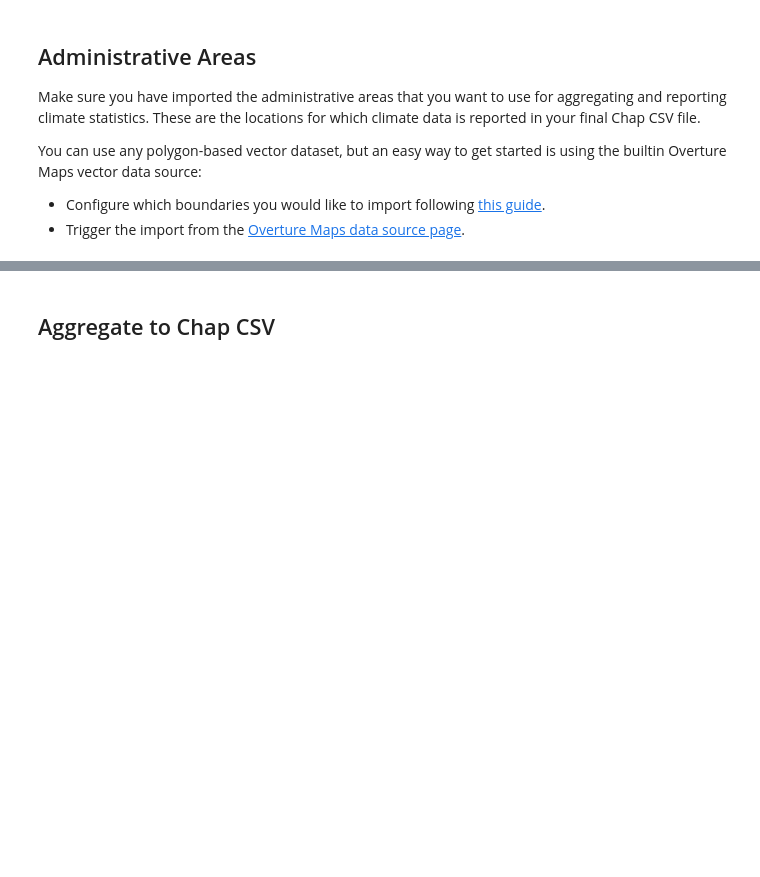
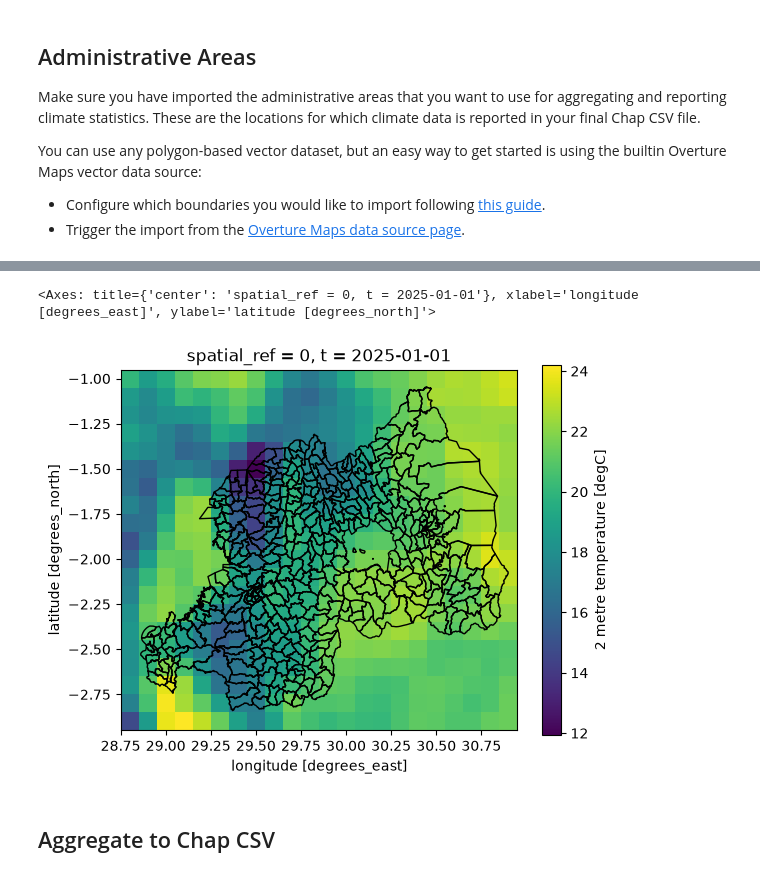
Before and after one commit to dhis2/open-climate-service-notebooks, a Jupyter notebook: notebooks/test_aggregate_chap.ipynb, the cells around one changed output, grey strips where cells are left out. Cells and saved outputs as stored; diff of their text form; code cells hidden in the pictures; blank space fills up the shorter version.

```diff
--- a/notebooks/test_aggregate_chap.ipynb
+++ b/notebooks/test_aggregate_chap.ipynb
@@ -69,12 +64,10 @@ You can use any polygon-based vector dataset, but an easy way to get started is
 - Trigger the import from the [Overture Maps data source page](http://localhost:9000/data-sources/overture_divisions).
 # %%
 # the dataset id for imported boundaries
-boundaries_dataset_id = "overture_divisions"
+boundaries_dataset_id = "overture_divisions_adm3"
+boundaries_features_url = f"{ocs_url}/features/{boundaries_dataset_id}/data.parquet"
 
-print(conn.list_collection_ids())
-fdasfa
-
-# inspect the data
-boundaries = conn.load_collection(boundaries_dataset_id)
+# open the data as parquet
+boundaries = gpd.read_parquet(boundaries_features_url)
 boundaries
 # %% [output]
@@ -83,3 +87,15 @@ NameError: name 'fdasfa' is not defined
+# %%
+# visualize together with climate
+ax = plt.subplot(1, 1, 1)
+
+# plot climate
+ds["t2m"].isel(t=0).plot(ax=ax)
+
+# add boundaries
+boundaries.plot(ax=ax, color="none")
+# %% [output]
+<Axes: title={'center': 'spatial_ref = 0, t = 2025-01-01'}, xlabel='longitude [degrees_east]', ylabel='latitude [degrees_north]'>
+[figure, added]
 # %% [markdown]
 ## Aggregate to Chap CSV
 # %% [markdown]
```
Also changed, not shown: parts of 11 cells of this notebook, 1 other file.
